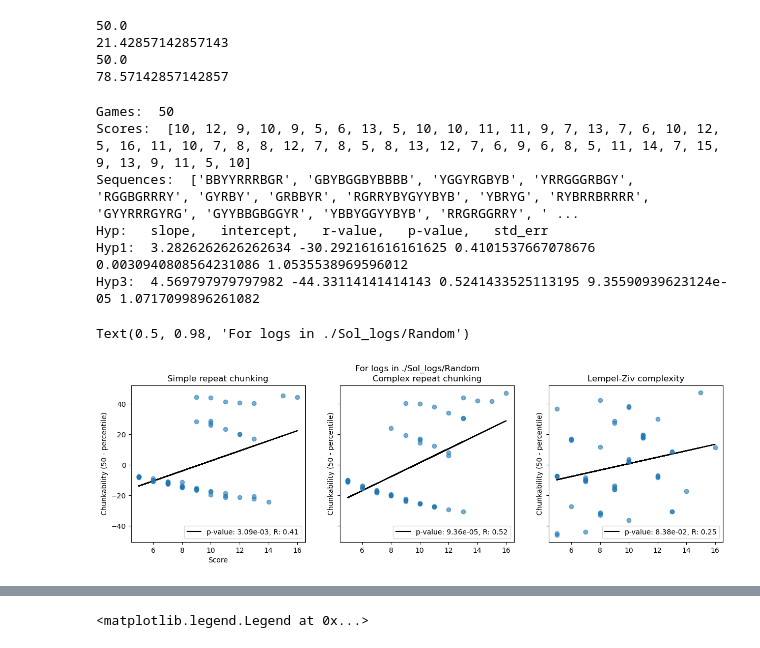
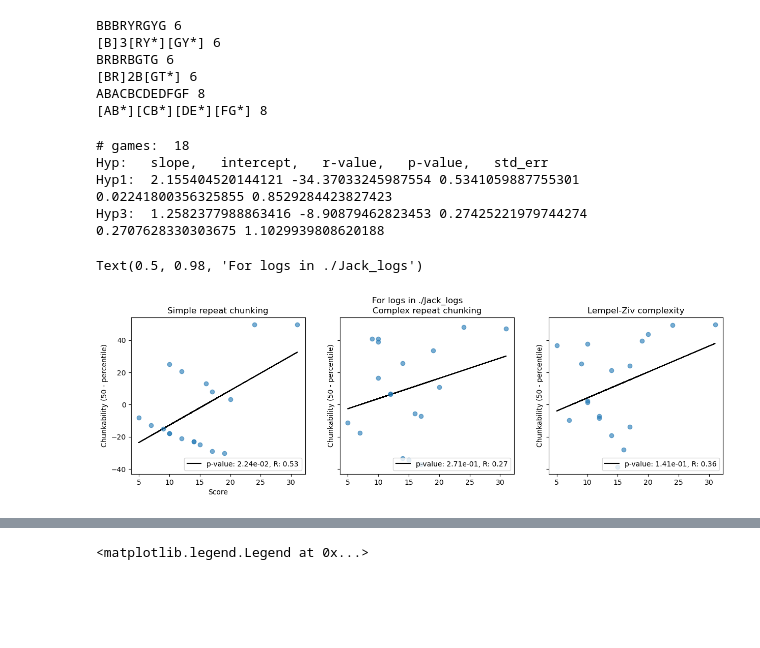
Before and after one commit to qsimeon/PSY1401Projects, a Jupyter notebook: final_project/RepeatsScheme.ipynb, the cells around one changed output, grey strips where cells are left out. Drawn from its saved outputs; the diff is of its cells as text; code cells hidden in the pictures; blank space fills up the shorter version.

```diff
--- a/final_project/RepeatsScheme.ipynb
+++ b/final_project/RepeatsScheme.ipynb
@@ -96,3 +79,16 @@ bbaabbaab 6
+# %%
+# testing repeats alternations scheme
+test_sequences = ['BBBRYRGYG', 'BRBRBGTG', 'ABACBCDEDFGF']
+answers = [6, 6, 8]
+
+test_coding_scheme(repeat_alternation_scheme, test_sequences, answers)
+# %% [output]
+BBBRYRGYG 6
+[B]3[RY*][GY*] 6
+BRBRBGTG 6
+[BR]2B[GT*] 6
+ABACBCDEDFGF 8
+[AB*][CB*][DE*][FG*] 8
 # %%
 # Methods for analysis
 
@@ -152,59 +144,52 @@ def get_measure_multiple_seqs(scheme, random_sequences, get_measure=get_code_len
         measures.append(get_measure(scheme, seq))
 
     return np.array(measures)
-# %%
-kind = 'mean'
-
-print(stats.percentileofscore([1, 2, 3, 4, 5], 3, kind=kind))
-print(stats.percentileofscore([1, 2, 3, 3, 3, 4, 5], 2, kind=kind))
-print(stats.percentileofscore([1, 2, 3, 3, 3, 4, 5], 3, kind=kind))
-print(stats.percentileofscore([1, 2, 3, 3, 3, 4, 5], 4, kind=kind))
-# %% [output]
-50.0
-21.42857142857143
-50.0
-78.57142857142857
 # %%
-data_path = './Sol_logs/Random' #'./Jack_logs' # './Hokyung_logs' #'./Quilee_logs' #
+# Within-subjects analysis
+
+data_path = './Jack_logs' #'./Hokyung_logs' # './Sol_logs/Random' # './Trautman_logs' # './Quilee_logs' #
 chunk_dict = get_chunkabilities_from_logs(data_path, get_chunkability=get_chunkability_percentile)
 scores = chunk_dict['scores']
 chunk1 = chunk_dict['simple_repeats']
 chunk2 = chunk_dict['LZ_complexity']
 chunk3 = chunk_dict['complex_repeats']
+
+print('# games: ', len(scores))
 
 ylabel = 'Chunkability (50 - percentile)'
 
 m1, b1, r1, p1, std_err1 = stats.linregress(scores, chunk1)
 m2, b2, r2, p2, std_err2 = stats.linregress(scores, chunk2)
 m3, b3, r3, p3, std_err3 = stats.linregress(scores, chunk3)
 
 print('Hyp:   slope,   intercept,   r-value,   p-value,   std_err')
 print('Hyp1: ', m1, b1, r1, p1, std_err1)
 print('Hyp3: ', m3, b3, r3, p3, std_err3)
 
 fig, ax = plt.subplots(1, 3, figsize=(15, 4), sharex=False, sharey=True)
+
 ax[0].scatter(scores, chunk1, alpha=0.6)
 ax[1].scatter(scores, chunk3, alpha=0.6)
 ax[2].scatter(scores, chunk2, alpha=0.6)
 ax[0].set(ylabel=ylabel, xlabel='Score', title='Simple repeat chunking')
 ax[1].set(ylabel=ylabel, title='Complex repeat chunking')
 ax[2].set(ylabel=ylabel, title='Lempel-Ziv complexity')
+
 ax[0].plot(np.array(scores), m1*np.array(scores) + b1, color='k', zorder=0,
            label=f'p-value: {p1:.2e}, R: {r1:.2f}')
 ax[1].plot(np.array(scores), m3*np.array(scores) + b3, color='k', zorder=0,
            label=f'p-value: {p3:.2e}, R: {r3:.2f}')
 ax[2].plot(np.array(scores), m2*np.array(scores) + b2, color='k', zorder=0,
               label=f'p-value: {p2:.2e}, R: {r2:.2f}')
 ax[0].legend(loc='lower right')
 ax[1].legend(loc='lower right')
 ax[2].legend(loc='lower right')
+
 fig.suptitle(f'For logs in {data_path}')
 # %% [output]
-Games:  50
-Scores:  [10, 12, 9, 10, 9, 5, 6, 13, 5, 10, 10, 11, 11, 9, 7, 13, 7, 6, 10, 12, 5, 16, 11, 10, 7, 8, 8, 12, 7, 8, 5, 8, 13, 12, 7, 6, 9, 6, 8, 5, 11, 14, 7, 15, 9, 13, 9, 11, 5, 10]
-Sequences:  ['BBYYRRRBGR', 'GBYBGGBYBBBB', 'YGGYRGBYB', 'YRRGGGRBGY', 'RGGBGRRRY', 'GYRBY', 'GRBBYR', 'RGRRYBYGYYBYB', 'YBRYG', 'RYBRRBRRRR', 'GYYRRRGYRG', 'GYYBBGBGGYR', 'YBBYGGYYBYB', 'RRGRGGRRY', ' ...
+# games:  18
 Hyp:   slope,   intercept,   r-value,   p-value,   std_err
-Hyp1:  3.2826262626262634 -30.292161616161625 0.4101537667078676 0.0030940808564231086 1.0535538969596012
-Hyp3:  4.569797979797982 -44.33114141414143 0.5241433525113195 9.35590939623124e-05 1.0717099896261082
+Hyp1:  2.155404520144121 -34.37033245987554 0.5341059887755301 0.02241800356325855 0.8529284423827423
+Hyp3:  1.2582377988863416 -8.90879462823453 0.27425221979744274 0.2707628330303675 1.1029939808620188
-Text(0.5, 0.98, 'For logs in ./Sol_logs/Random')
+Text(0.5, 0.98, 'For logs in ./Jack_logs')
-[figure, old version]
+[figure, new version]
```
Also changed, not shown: parts of 8 cells of this notebook, 1 other file.
